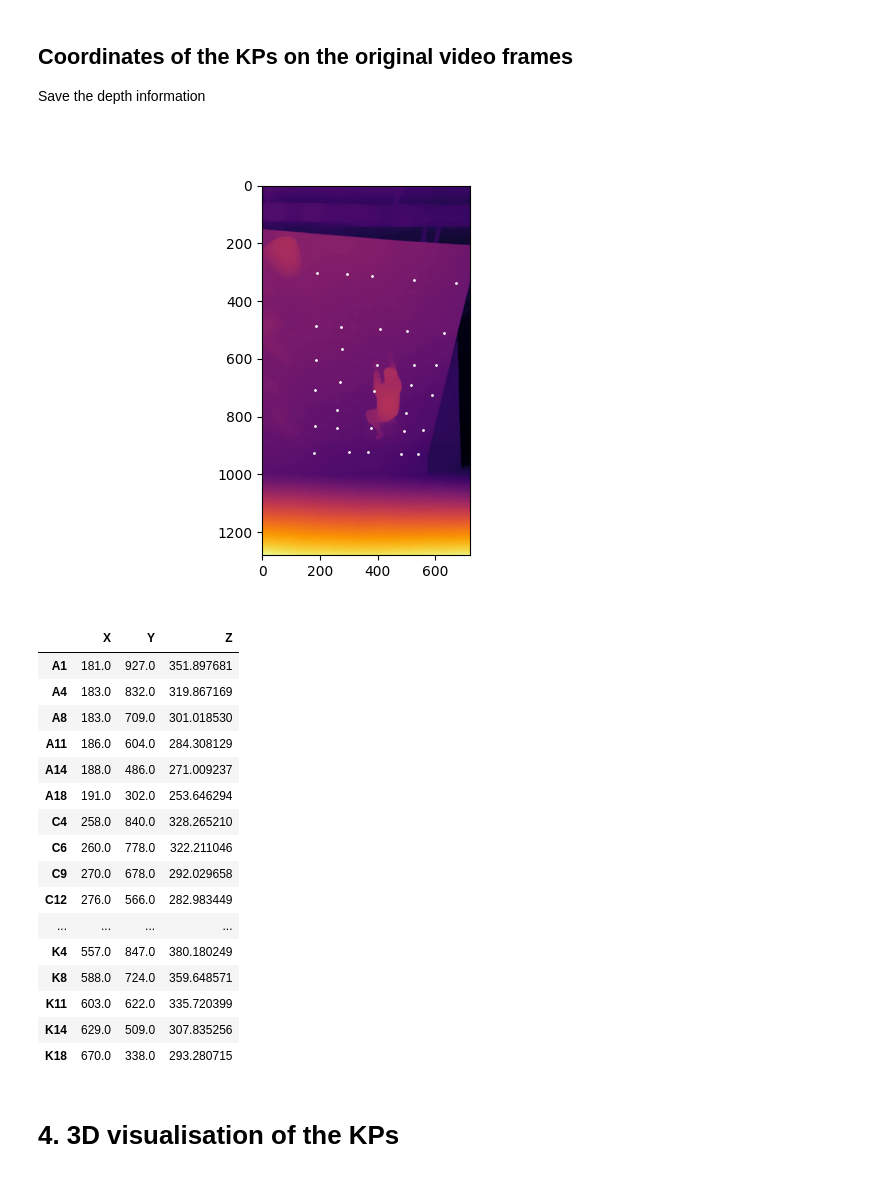
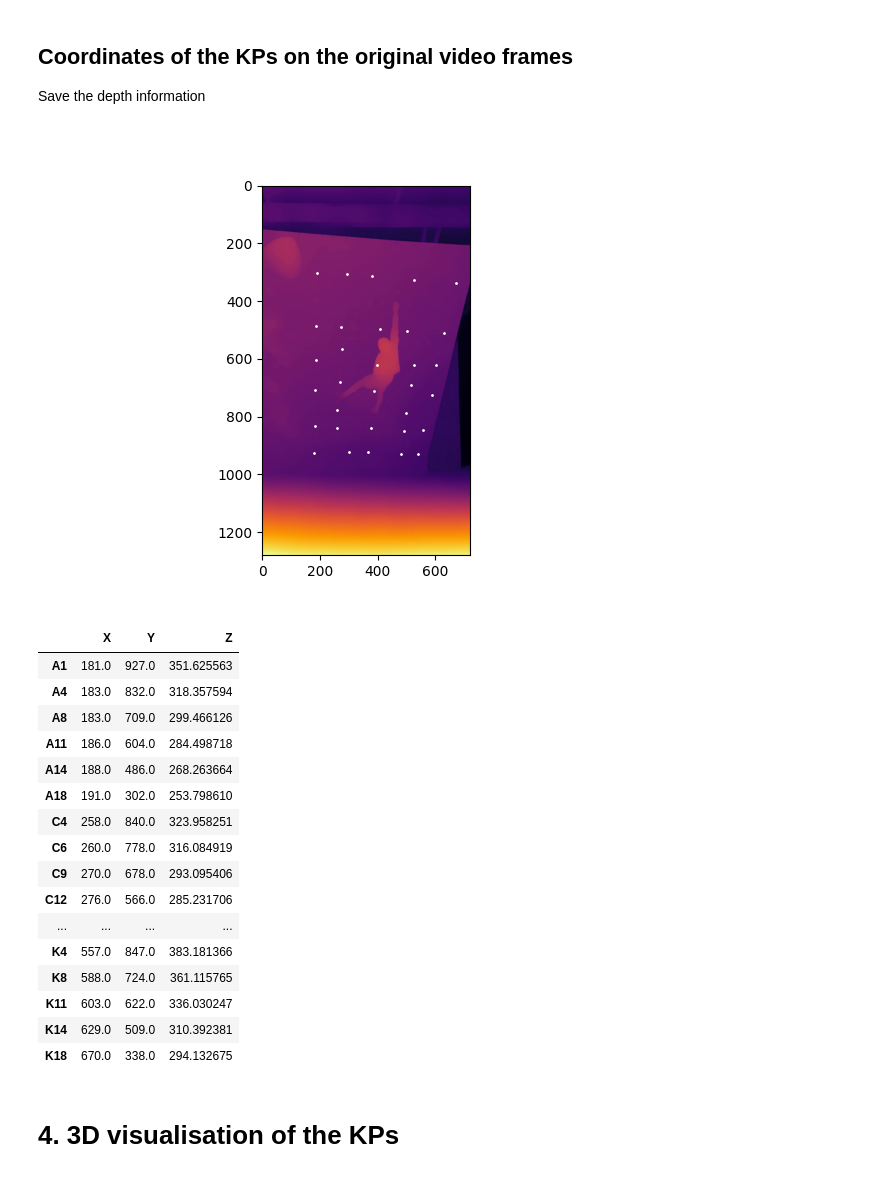
Before and after one commit to jipparchus/Gamba, a Jupyter notebook: app/MVP/concept_test.ipynb, the cells around one changed output. Cells and saved outputs as stored; diff of their text form; code cells hidden in the pictures.

```diff
--- a/app/MVP/concept_test.ipynb
+++ b/app/MVP/concept_test.ipynb
@@ -19,6 +20,8 @@ from utils_predict import standardize_fsize_coord_conversion, standardize_fsize
 from utils import Holds, WallKeypoints
 
 app_sys = AppSys()
+# %%
+t = 100
 # %% [markdown]
 # 1. Load kp coords
 
@@ -54,0 +54,2 @@ depth_array['depths'].shape
+# %%
+depth = depth_array['depths']
@@ -106,41 +107,41 @@ res, frame = video.read()
 # %%
 fig, ax = plt.subplots()
 frame_depth = cv2.cvtColor(frame, cv2.COLOR_BGR2RGB)
 ax.imshow(frame_depth)
 
 df = df_sq.copy()
 # DF of the depth value
 for k in df_sq.index:
     xx, yy = df_sq.loc[k, ['X', 'Y']]
     # Coordinates before reshaping the frame to 640x640
     x, y = standardize_fsize_coord_conversion(os.path.join(app_sys.PATH_ASSET_DEPTH, '1StarChoss_trimmed_vis.mp4'), 640, (xx/500*640,yy/500*640))
     # ax.scatter(int(x), int(y), facecolors='none', color='white')
     ax.scatter(int(x), int(y), color='white', s=1)
     # values need to be inverted as they are likely inverse depth for visualisation purpose
-    z = 1/(depth_array['depths'][0,y,x] + 1e-9) * 1000
+    z = 1/(depth[t,y,x] + 1e-9) * 1000
     df.loc[k, ['X', 'Y', 'Z']] = (x,y,z)
 # %% [output]
-[figure, old version]
+[figure, new version]
 # %%
 df
 # %% [output]
 |  | X | Y | Z |
-| A1 | 181.0 | 927.0 | 351.897681 |
-| A4 | 183.0 | 832.0 | 319.867169 |
-| A8 | 183.0 | 709.0 | 301.018530 |
-| A11 | 186.0 | 604.0 | 284.308129 |
-| A14 | 188.0 | 486.0 | 271.009237 |
-| A18 | 191.0 | 302.0 | 253.646294 |
-| C4 | 258.0 | 840.0 | 328.265210 |
-| C6 | 260.0 | 778.0 | 322.211046 |
-| C9 | 270.0 | 678.0 | 292.029658 |
-| C12 | 276.0 | 566.0 | 282.983449 |
+| A1 | 181.0 | 927.0 | 351.625563 |
+| A4 | 183.0 | 832.0 | 318.357594 |
+| A8 | 183.0 | 709.0 | 299.466126 |
+| A11 | 186.0 | 604.0 | 284.498718 |
+| A14 | 188.0 | 486.0 | 268.263664 |
+| A18 | 191.0 | 302.0 | 253.798610 |
+| C4 | 258.0 | 840.0 | 323.958251 |
+| C6 | 260.0 | 778.0 | 316.084919 |
+| C9 | 270.0 | 678.0 | 293.095406 |
+| C12 | 276.0 | 566.0 | 285.231706 |
 | ... | ... | ... | ... |
-| K4 | 557.0 | 847.0 | 380.180249 |
-| K8 | 588.0 | 724.0 | 359.648571 |
-| K11 | 603.0 | 622.0 | 335.720399 |
-| K14 | 629.0 | 509.0 | 307.835256 |
-| K18 | 670.0 | 338.0 | 293.280715 |
+| K4 | 557.0 | 847.0 | 383.181366 |
+| K8 | 588.0 | 724.0 | 361.115765 |
+| K11 | 603.0 | 622.0 | 336.030247 |
+| K14 | 629.0 | 509.0 | 310.392381 |
+| K18 | 670.0 | 338.0 | 294.132675 |
 # %% [markdown]
 # 4. 3D visualisation of the KPs
 # %%
```
Also changed, not shown: parts of 46 cells of this notebook, 2 other files.
